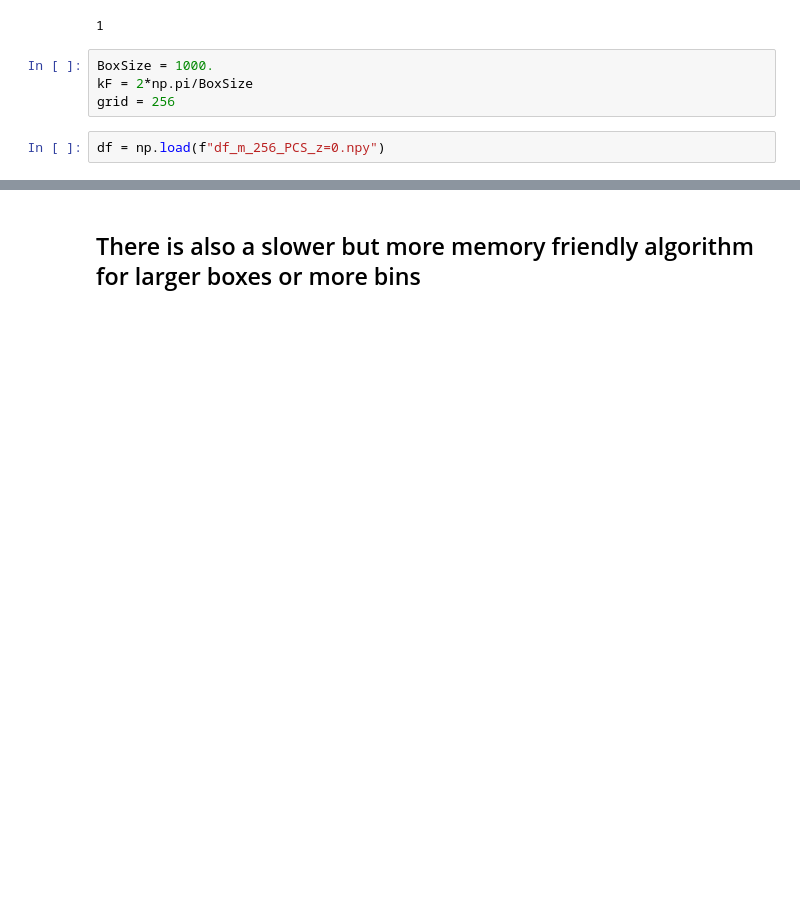
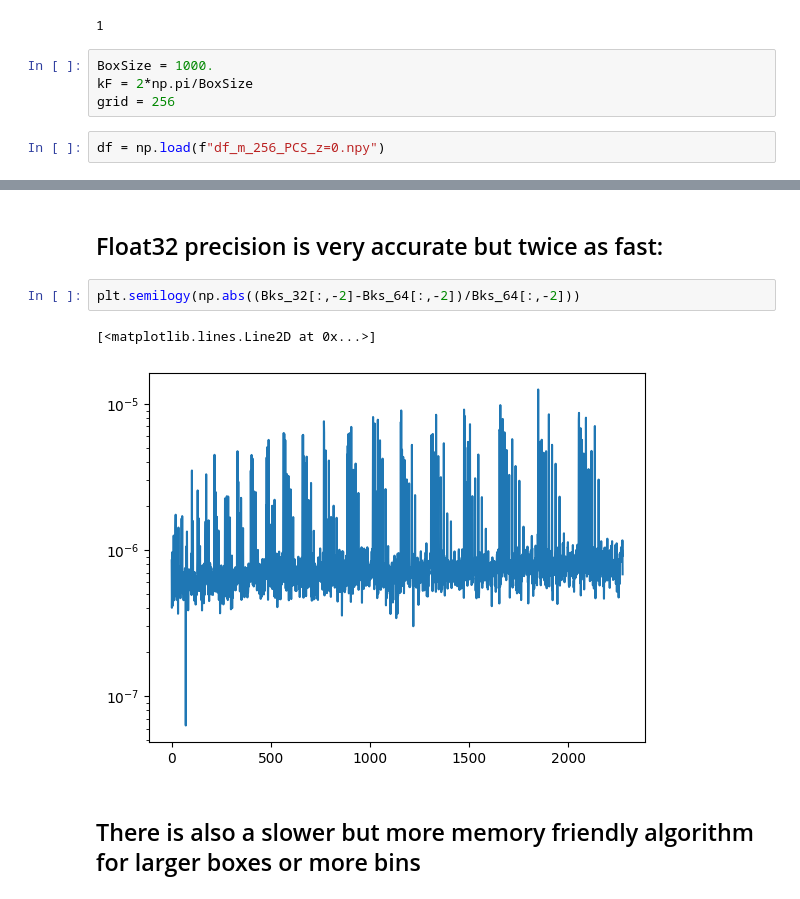
Before and after one commit to tsfloss/BFast, a Jupyter notebook: example_notebook.ipynb, the cells around one changed output, grey strips where cells are left out. Drawn from its saved outputs; the diff is of its cells as text; blank space fills up the shorter version.

```diff
--- a/example_notebook.ipynb
+++ b/example_notebook.ipynb
@@ -59,3 +86,10 @@ Wall time: 825 ms
+# %% [markdown]
+## Float32 precision is very accurate but twice as fast:
+# %%
+plt.semilogy(np.abs((Bks_32[:,-2]-Bks_64[:,-2])/Bks_64[:,-2]))
+# %% [output]
+[<matplotlib.lines.Line2D at 0x...>]
+[figure, added]
 # %% [markdown]
 ## There is also a slower but more memory friendly algorithm for larger boxes or more bins
 # %%
```
Also changed, not shown: parts of 17 cells of this notebook, 8 other files.
